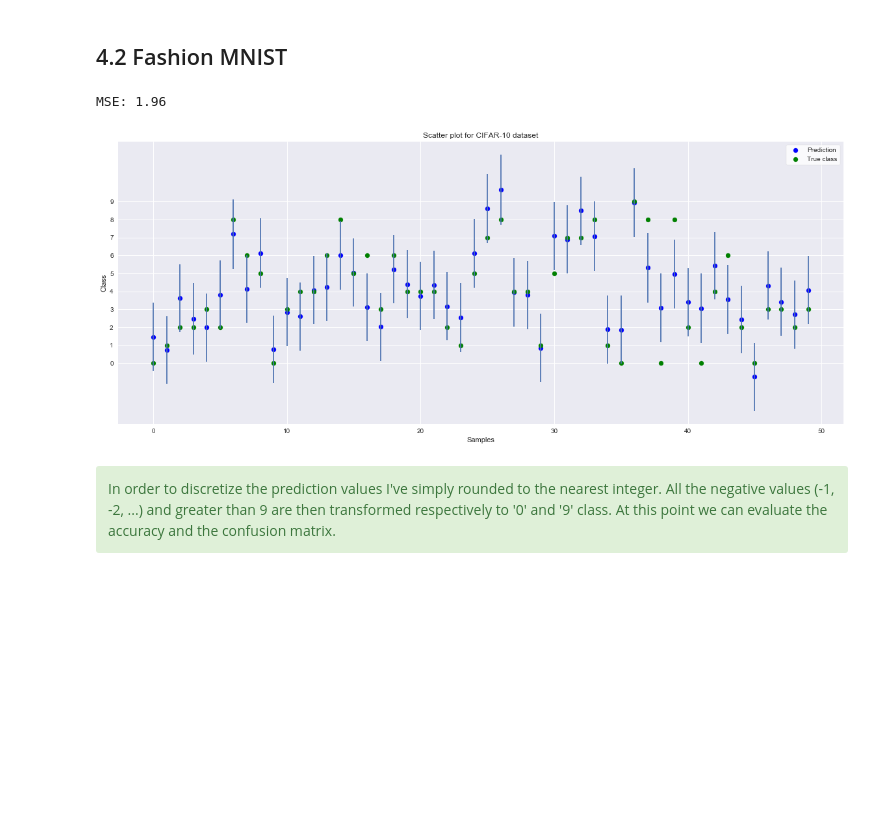
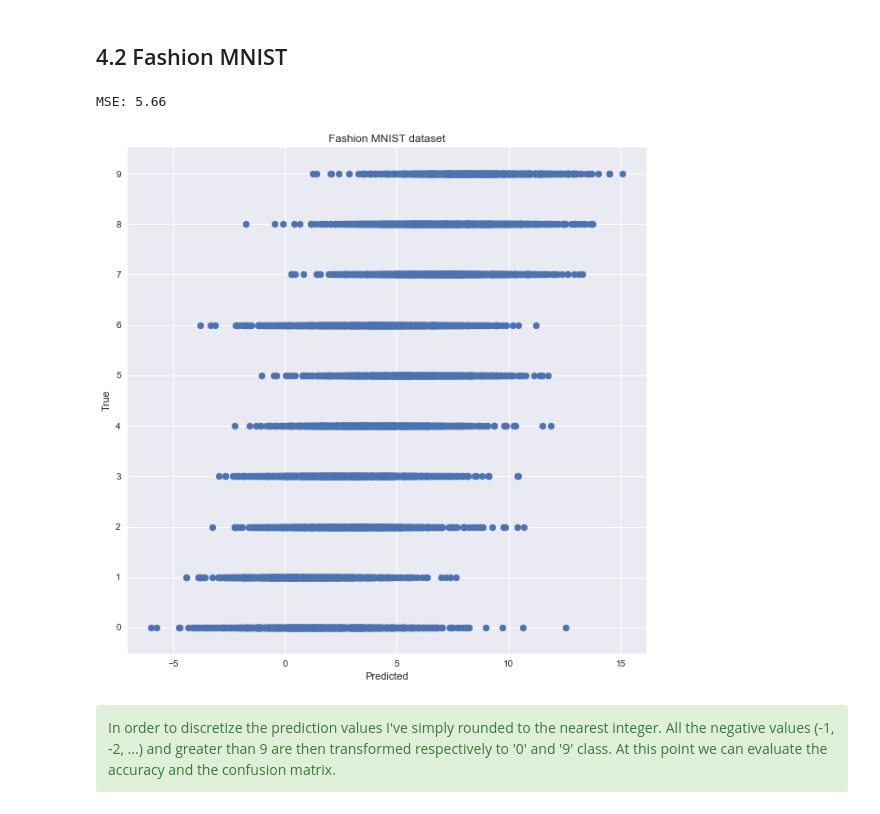
Before and after one commit to lomluca/asi_ae, a Jupyter notebook: assignment.ipynb, the cells around one changed output. Saved outputs shown, nothing was run; the diff lists cells and outputs as text; code cells hidden in the pictures; blank space fills up the shorter version.

```diff
--- a/assignment.ipynb
+++ b/assignment.ipynb
@@ -352,24 +350,23 @@ X_train = fashion_mnist_train.drop(columns="label").as_matrix() / 255
 y_train = fashion_mnist_train["label"].as_matrix()
 X_test = fashion_mnist_test.drop(columns="label").as_matrix() / 255
 blr = BayesianLinReg()
-blr.fit(X_train, y_train)
-predictions, confidence = blr.predict(X_test, True)
+S = np.diag( [100]*(len(X_train[0])+1) )
+y_train_matrix = keras.utils.to_categorical(y_train, 10)
+blr.fit(X_train, y_train, S)
+predictions = blr.predict(X_test)
 print("MSE: %.2f" % mean_squared_error(fashion_mnist_test["label"], predictions))
 # %% [output]
-MSE: 1.96
+MSE: 5.66
 # %%
-plt.figure(figsize=(20,8))
+plt.figure(figsize=(10,10))
 plt.yticks(list(range(10)))
-plt.scatter(list(range(50)), predictions[:50], color="blue")
-plt.scatter(list(range(50)), fashion_mnist_test["label"][:50], color="green")
-plt.errorbar(list(range(50)), predictions[:50], yerr=confidence[:50], fmt='none')
-plt.legend(["Prediction", "True class"], frameon=True, fancybox=True, facecolor='w')
-plt.title("Scatter plot for CIFAR-10 dataset")
-plt.ylabel("Class")
-plt.xlabel("Samples")
+plt.scatter(predictions, fashion_mnist_test["label"])
+plt.title("Fashion MNIST dataset")
+plt.ylabel("True")
+plt.xlabel("Predicted")
 plt.show()
 # %% [output]
-[figure, old version]
+[figure, new version]
 # %% [markdown]
 <div class="alert alert-success">
 In order to discretize the prediction values I've simply rounded to the nearest integer. All the negative values (-1, -2, ...) and greater than 9 are then transformed respectively to '0' and '9' class. At this point we can evaluate the accuracy and the confusion matrix.
```
Also changed, not shown: parts of 25 cells of this notebook.
